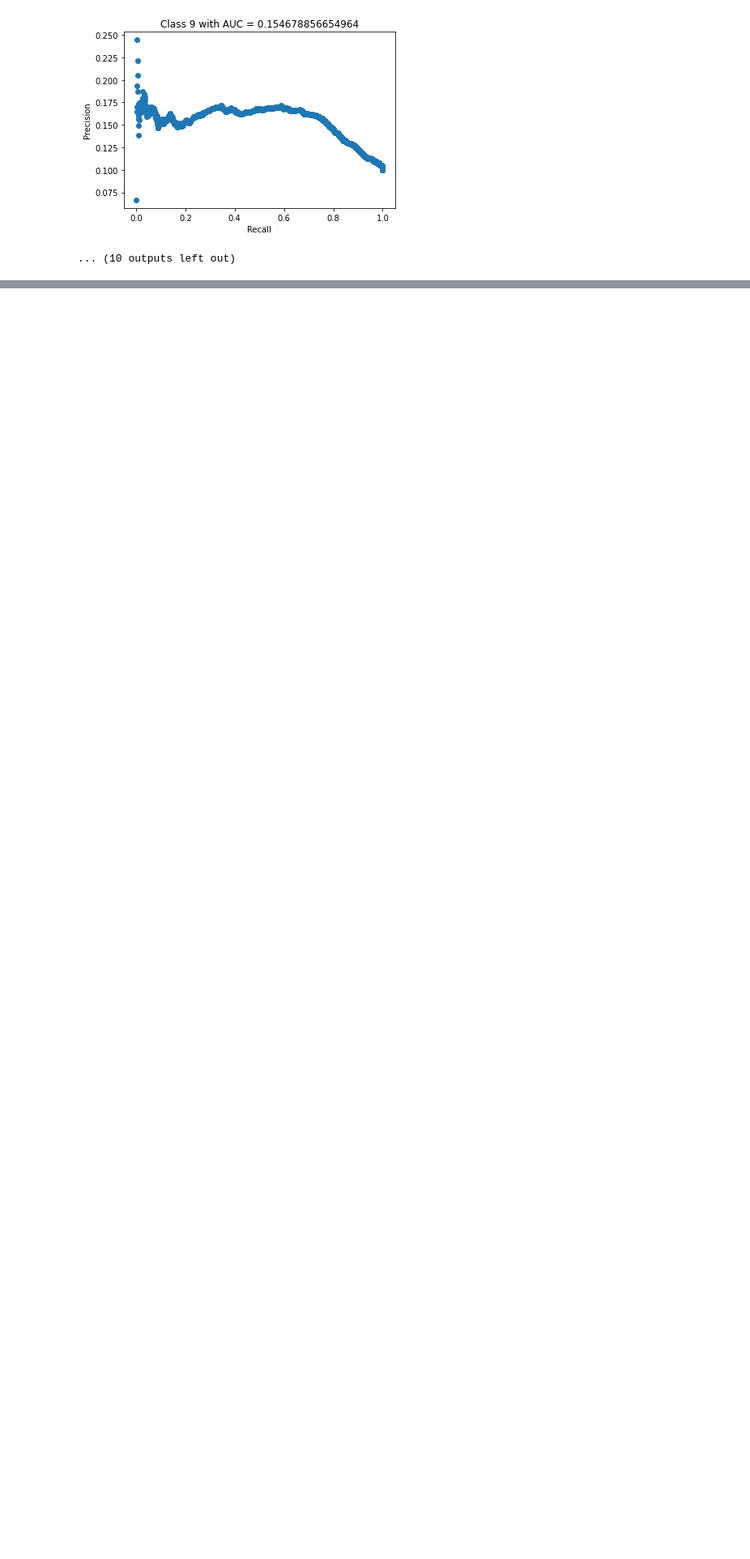
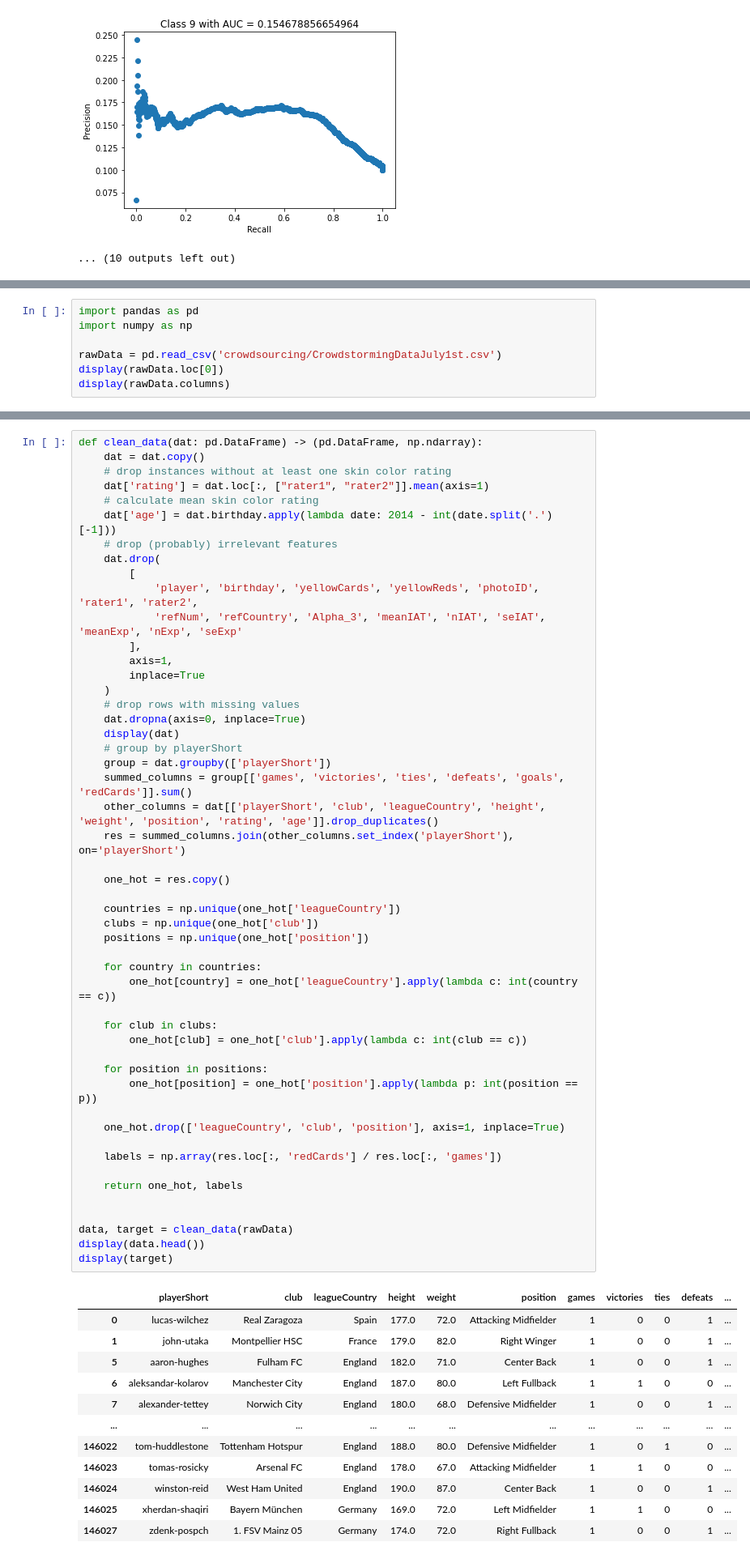
Before and after one commit to sikupe/fml-uebungen, a Jupyter notebook: uebung_4a.ipynb, the cells around one changed output, grey strips where cells are left out. Shown at 81% size. Cells and saved outputs as stored; diff of their text form; blank space fills up the shorter version.

```diff
--- a/uebung_4a.ipynb
+++ b/uebung_4a.ipynb
@@ -244,0 +246,7 @@ show_p_r_auc(red_prec_gain_mat, red_recall_gain_mat)
+# %%
+import pandas as pd
+import numpy as np
+
+rawData = pd.read_csv('crowdsourcing/CrowdstormingDataJuly1st.csv')
+display(rawData.loc[0])
+display(rawData.columns)
@@ -244,0 +277,63 @@ show_p_r_auc(red_prec_gain_mat, red_recall_gain_mat)
+# %%
+def clean_data(dat: pd.DataFrame) -> (pd.DataFrame, np.ndarray):
+    dat = dat.copy()
+    # drop instances without at least one skin color rating
+    dat['rating'] = dat.loc[:, ["rater1", "rater2"]].mean(axis=1)
+    # calculate mean skin color rating
+    dat['age'] = dat.birthday.apply(lambda date: 2014 - int(date.split('.')[-1]))
+    # drop (probably) irrelevant features
+    dat.drop(
+        [
+            'player', 'birthday', 'yellowCards', 'yellowReds', 'photoID', 'rater1', 'rater2',
+            'refNum', 'refCountry', 'Alpha_3', 'meanIAT', 'nIAT', 'seIAT', 'meanExp', 'nExp', 'seExp'
+        ],
+        axis=1,
+        inplace=True
+    )
+    # drop rows with missing values
+    dat.dropna(axis=0, inplace=True)
+    display(dat)
+    # group by playerShort
+    group = dat.groupby(['playerShort'])
+    summed_columns = group[['games', 'victories', 'ties', 'defeats', 'goals', 'redCards']].sum()
+    other_columns = dat[['playerShort', 'club', 'leagueCountry', 'height', 'weight', 'position', 'rating', 'age']].drop_duplicates()
+    res = summed_columns.join(other_columns.set_index('playerShort'), on='playerShort')
+
+    one_hot = res.copy()
+
+    countries = np.unique(one_hot['leagueCountry'])
+    clubs = np.unique(one_hot['club'])
+    positions = np.unique(one_hot['position'])
+
+    for country in countries:
+        one_hot[country] = one_hot['leagueCountry'].apply(lambda c: int(country == c))
+
+    for club in clubs:
+        one_hot[club] = one_hot['club'].apply(lambda c: int(club == c))
+
+    for position in positions:
+        one_hot[position] = one_hot['position'].apply(lambda p: int(position == p))
+
+    one_hot.drop(['leagueCountry', 'club', 'position'], axis=1, inplace=True)
+
+    labels = np.array(res.loc[:, 'redCards'] / res.loc[:, 'games'])
+
+    return one_hot, labels
+
+
+data, target = clean_data(rawData)
+display(data.head())
+display(target)
+# %% [output]
+|  | playerShort | club | leagueCountry | height | weight | position | games | victories | ties | defeats | ... |
+| 0 | lucas-wilchez | Real Zaragoza | Spain | 177.0 | 72.0 | Attacking Midfielder | 1 | 0 | 0 | 1 | ... |
+| 1 | john-utaka | Montpellier HSC | France | 179.0 | 82.0 | Right Winger | 1 | 0 | 0 | 1 | ... |
+| 5 | aaron-hughes | Fulham FC | England | 182.0 | 71.0 | Center Back | 1 | 0 | 0 | 1 | ... |
+| 6 | aleksandar-kolarov | Manchester City | England | 187.0 | 80.0 | Left Fullback | 1 | 1 | 0 | 0 | ... |
+| 7 | alexander-tettey | Norwich City | England | 180.0 | 68.0 | Defensive Midfielder | 1 | 0 | 0 | 1 | ... |
+| ... | ... | ... | ... | ... | ... | ... | ... | ... | ... | ... | ... |
+| 146022 | tom-huddlestone | Tottenham Hotspur | England | 188.0 | 80.0 | Defensive Midfielder | 1 | 0 | 1 | 0 | ... |
+| 146023 | tomas-rosicky | Arsenal FC | England | 178.0 | 67.0 | Attacking Midfielder | 1 | 1 | 0 | 0 | ... |
+| 146024 | winston-reid | West Ham United | England | 190.0 | 87.0 | Center Back | 1 | 0 | 0 | 1 | ... |
+| 146025 | xherdan-shaqiri | Bayern München | Germany | 169.0 | 72.0 | Left Midfielder | 1 | 1 | 0 | 0 | ... |
+| 146027 | zdenk-pospch | 1. FSV Mainz 05 | Germany | 174.0 | 72.0 | Right Fullback | 1 | 0 | 0 | 1 | ... |
```
Also changed, not shown: parts of 11 cells of this notebook.
